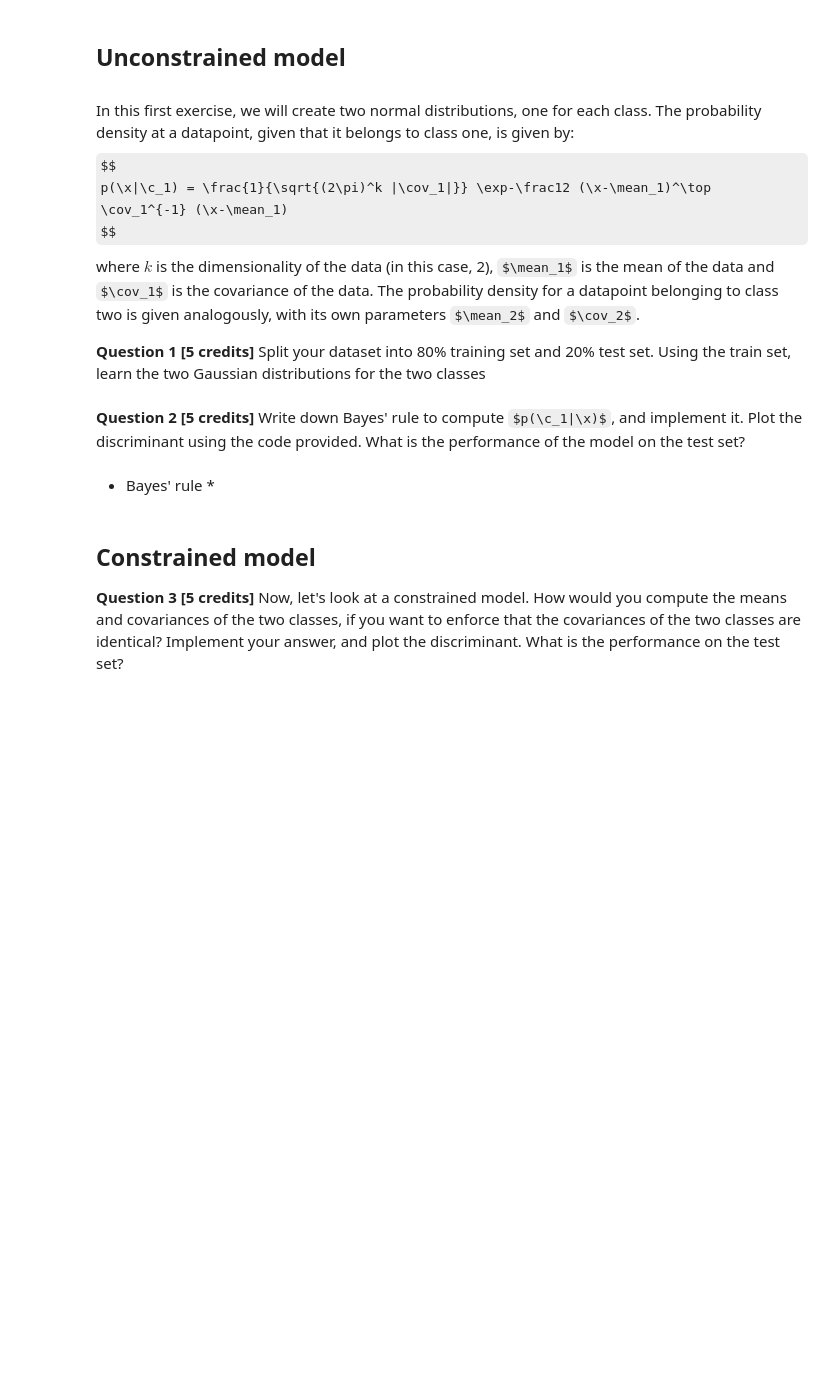
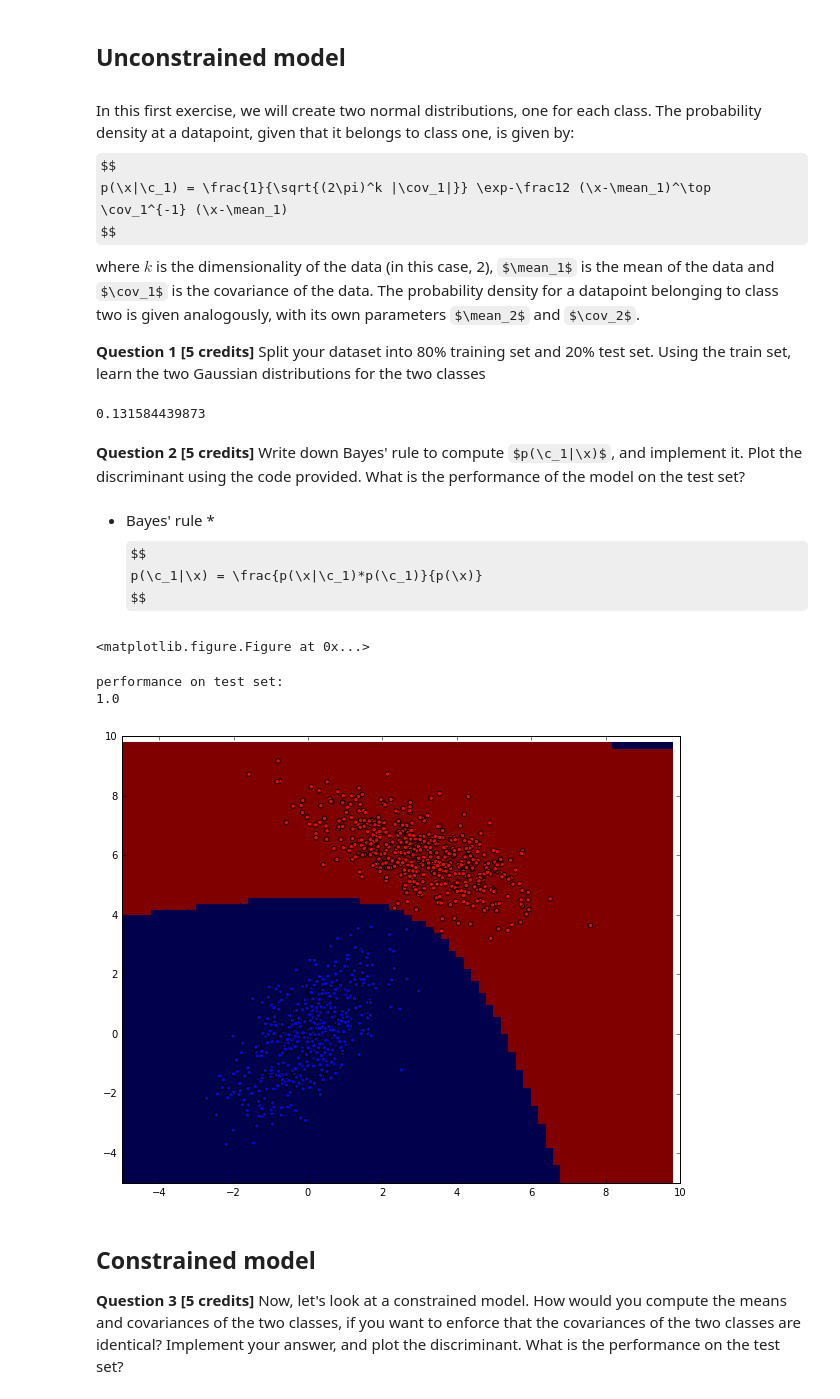
Before and after one commit to thomasbrus/machine-learning, a Jupyter notebook: practicum/week-7/lab-7.ipynb, the cells around one changed output. Drawn from its saved outputs; the diff is of its cells as text; code cells hidden in the pictures; some formulas as TeX source; blank space fills up the shorter version.

```diff
--- a/practicum/week-7/lab-7.ipynb
+++ b/practicum/week-7/lab-7.ipynb
@@ -84,5 +82,30 @@ Split your dataset into 80\% training set and 20% test set. Using the train set,
+# %%
+# Q1
+split = int(0.8 * len(d))
+training_set = d[0:split]
+test_set = d[split:len(d)]
+l_train = l[0:split]
+l_test = l[split:len(l)]
+
+class_a = np.array([t for t, t_l in zip(training_set, l_train) if t_l == 0])
+class_b = np.array([t for t, t_l in zip(training_set, l_train) if t_l == 1])
+
+mean_a = np.mean(class_a, axis=0)
+mean_b = np.mean(class_b, axis=0)
+
+cov_a = np.cov(class_a, rowvar=0)
+cov_b = np.cov(class_b, rowvar=0)
+
+def p_x_a(x, y):
+    pd = st.multivariate_normal.pdf([x, y], mean_a, cov_a)
+    return pd
+def p_x_b(x, y):
+    pd = st.multivariate_normal.pdf([x, y], mean_b, cov_b)
+    return pd
+
+print(p_x_a(class_a[0,0], class_a[0,1]))
+# %% [output]
+0.131584439873
 # %% [markdown]
 **Question 2 [5 credits]**
 Write down Bayes' rule to compute $p(\c_1|\x)$, and implement it. Plot the discriminant using the code provided. What is the performance of the model on the test set?
-# %% [markdown]
-* Bayes' rule *
@@ -91,3 +112,32 @@ Write down Bayes' rule to compute $p(\c_1|\x)$, and implement it. Plot the discr
+# %% [markdown]
+* Bayes' rule *
+$$
+p(\c_1|\x) = \frac{p(\x|\c_1)*p(\c_1)}{p(\x)}
+$$
+# %%
+# Answer to q2
+from __future__ import division
+
+p_a = len(class_a)/(len(class_a)+len(class_b))
+p_b = len(class_b)/(len(class_a)+len(class_b))
+
+def classify(x, y):
+    return (p_x_a(x,y) * p_a)<(p_x_b(x,y)*p_b)
+
+plotHeat(classify)
+
+correct=0
+for t, l in zip(test_set, l_test):
+    if classify(t[0],t[1])==l:
+        correct=correct+1
+
+print("performance on test set: ")
+print(correct/len(test_set))
+# %% [output]
+<matplotlib.figure.Figure at 0x...>
+performance on test set:
+1.0
+[figure, added]
 # %% [markdown]
 ## Constrained model
 
```
Also changed, not shown: parts of 5 cells of this notebook.
